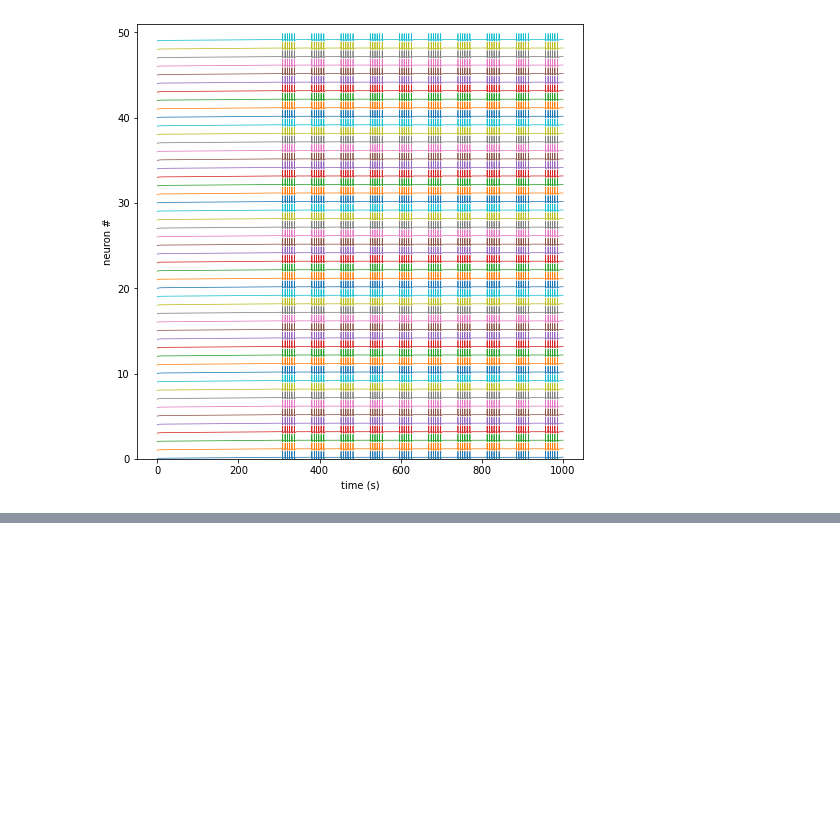
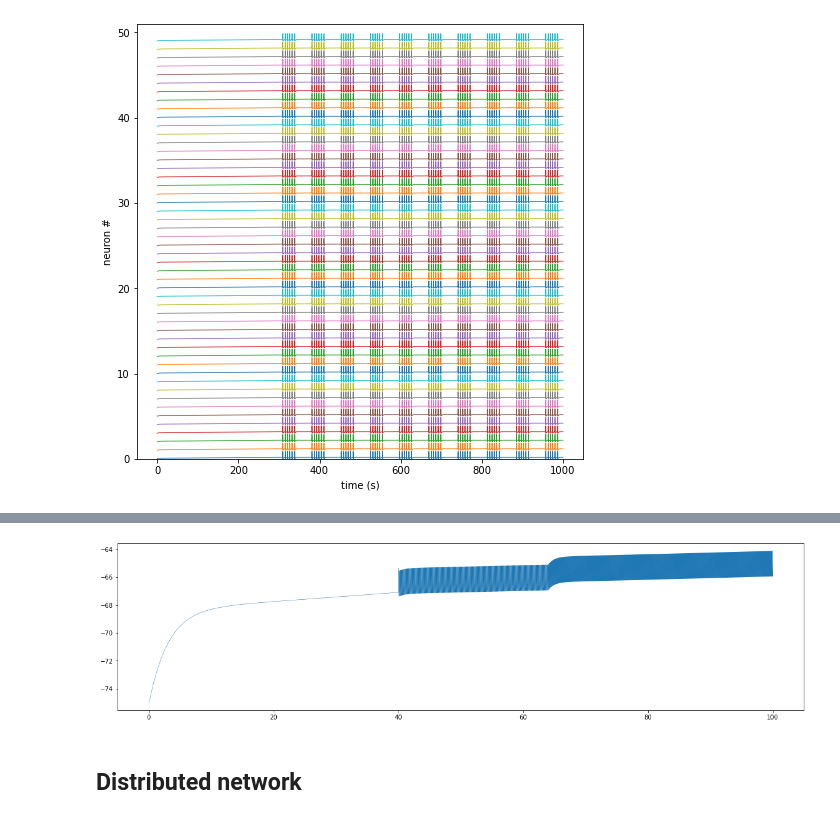
Before and after one commit to hengjiwang/hydranerv, a Jupyter notebook: hydranerv/models/network/sim_gap_junction_randnet.ipynb, the cells around one changed output, grey strips where cells are left out. Cells and saved outputs as stored; diff of their text form; code cells hidden in the pictures; blank space fills up the shorter version.

```diff
--- a/hydranerv/models/network/sim_gap_junction_randnet.ipynb
+++ b/hydranerv/models/network/sim_gap_junction_randnet.ipynb
@@ -56,0 +69,9 @@ plt.show()
+# %%
+plt.figure(figsize=(20, 5))
+time_axis = np.arange(0, ntwk.tmax, ntwk.dt)
+plt.plot(time_axis, ntwk.neurons[20].v_train, lw=.5)
+plt.show()
+# %% [output]
+[figure, added]
+# %% [markdown]
+## Distributed network
```
Also changed, not shown: parts of 20 cells of this notebook, 7 other files.
